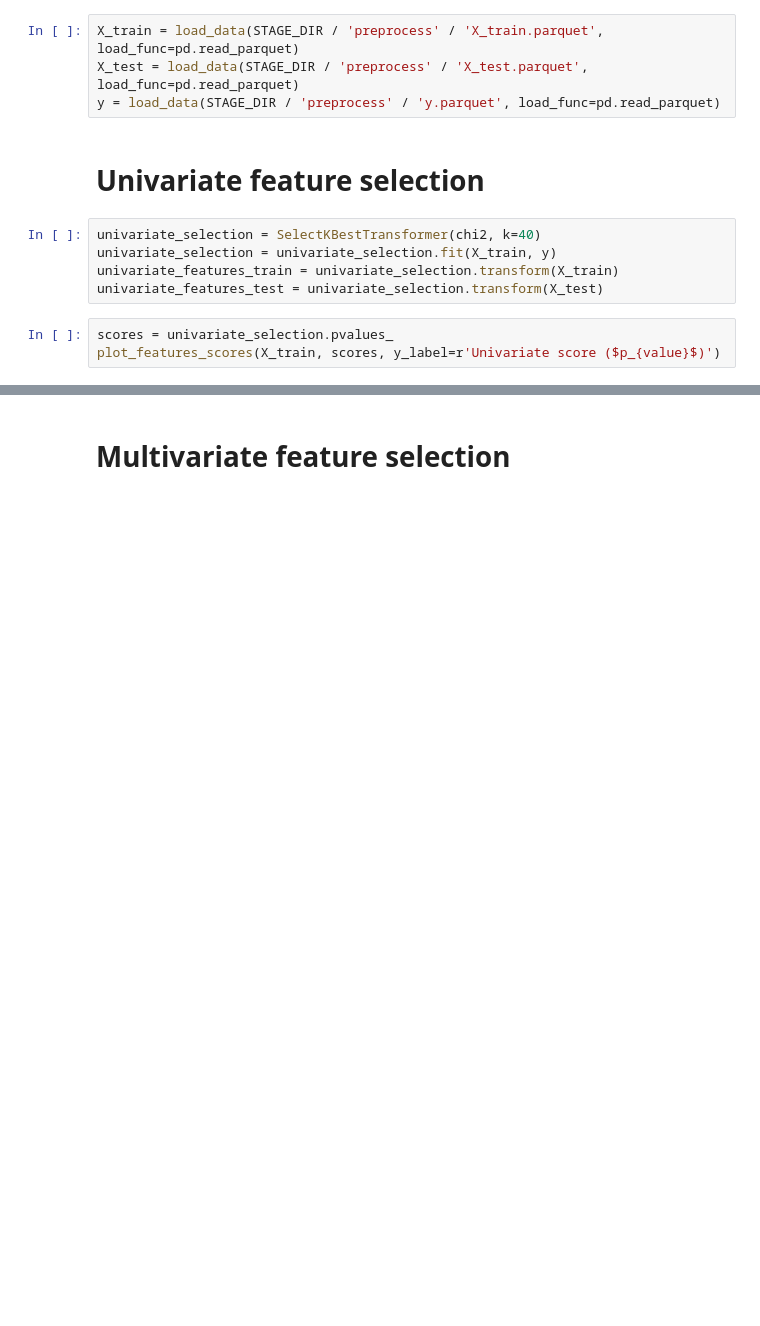
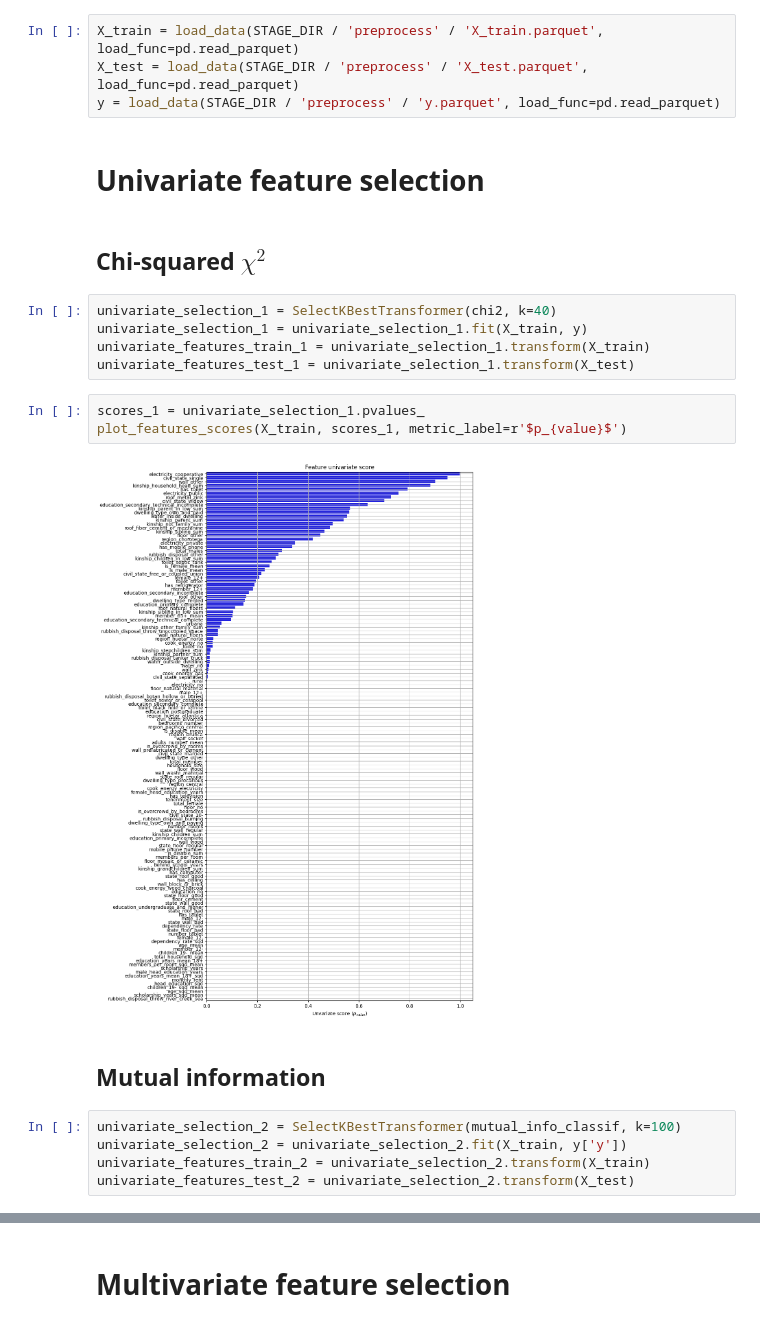
Before and after one commit to gabyarte/projects-ml, a Jupyter notebook: notebooks/2_feature_selection.ipynb, the cells around one changed output, grey strips where cells are left out. Saved outputs shown, nothing was run; the diff lists cells and outputs as text; blank space fills up the shorter version.

Commit message:
feat: Add mutual information analysis and better plots

```diff
--- a/notebooks/2_feature_selection.ipynb
+++ b/notebooks/2_feature_selection.ipynb
@@ -19,11 +20,22 @@ X_test = load_data(STAGE_DIR / 'preprocess' / 'X_test.parquet', load_func=pd.rea
 y = load_data(STAGE_DIR / 'preprocess' / 'y.parquet', load_func=pd.read_parquet)
 # %% [markdown]
 # Univariate feature selection
+# %% [markdown]
+## Chi-squared $\chi^2$
 # %%
-univariate_selection = SelectKBestTransformer(chi2, k=40)
-univariate_selection = univariate_selection.fit(X_train, y)
-univariate_features_train = univariate_selection.transform(X_train)
-univariate_features_test = univariate_selection.transform(X_test)
+univariate_selection_1 = SelectKBestTransformer(chi2, k=40)
+univariate_selection_1 = univariate_selection_1.fit(X_train, y)
+univariate_features_train_1 = univariate_selection_1.transform(X_train)
+univariate_features_test_1 = univariate_selection_1.transform(X_test)
 # %%
-scores = univariate_selection.pvalues_
-plot_features_scores(X_train, scores, y_label=r'Univariate score ($p_{value}$)')
+scores_1 = univariate_selection_1.pvalues_
+plot_features_scores(X_train, scores_1, metric_label=r'$p_{value}$')
+# %% [output]
+[figure, added]
+# %% [markdown]
+## Mutual information
+# %%
+univariate_selection_2 = SelectKBestTransformer(mutual_info_classif, k=100)
+univariate_selection_2 = univariate_selection_2.fit(X_train, y['y'])
+univariate_features_train_2 = univariate_selection_2.transform(X_train)
+univariate_features_test_2 = univariate_selection_2.transform(X_test)
```
Also changed, not shown: parts of 4 cells of this notebook, 6 other files.
